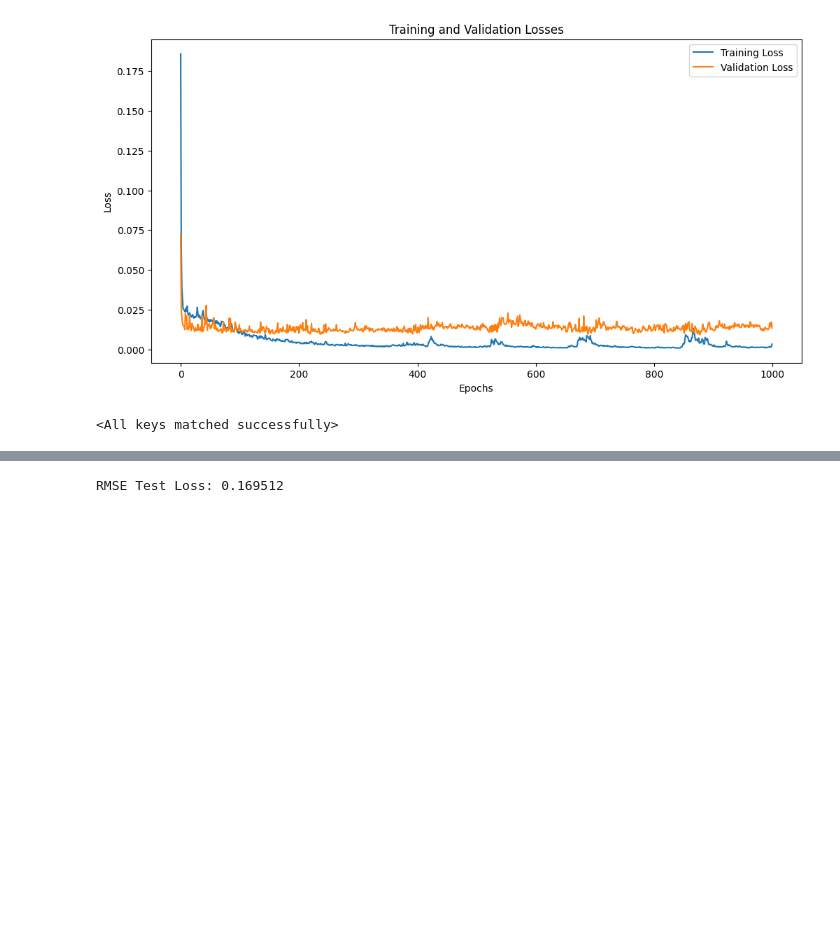
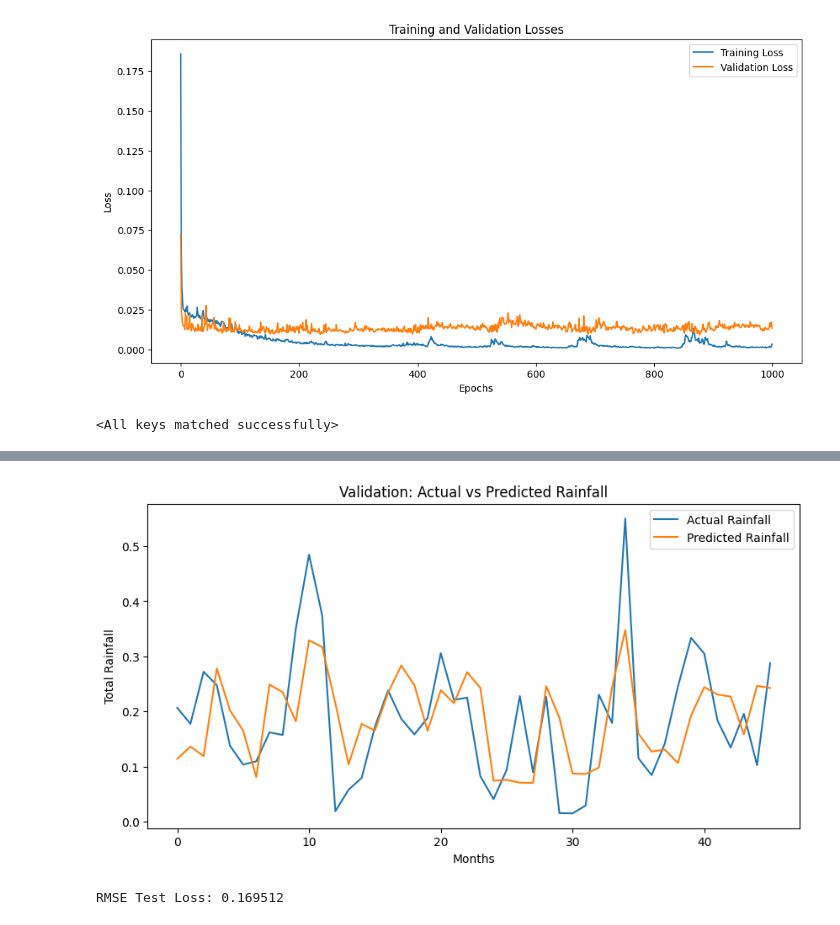
Before and after one commit to loypekyong/DeepLearningProject, a Jupyter notebook: transformer_encoder.ipynb, the cells around one changed output, grey strips where cells are left out. Drawn from its saved outputs; the diff is of its cells as text; code cells hidden in the pictures; blank space fills up the shorter version.

```diff
--- a/transformer_encoder.ipynb
+++ b/transformer_encoder.ipynb
@@ -218,3 +236,15 @@ model.load_state_dict(torch.load('transformer_best.pth'))
+# %%
+# Plot predictions vs actuals
+plt.figure(figsize=(10, 5))
+plt.plot(val_actuals, label='Actual Rainfall')
+plt.plot(val_predictions, label='Predicted Rainfall')
+plt.xlabel('Months')
+plt.ylabel('Total Rainfall')
+plt.legend()
+plt.title('Validation: Actual vs Predicted Rainfall')
+plt.show()
+# %% [output]
+[figure, added]
 # %%
 # Evaluate on test set
 model.eval()
```
Also changed, not shown: parts of 4 cells of this notebook.
